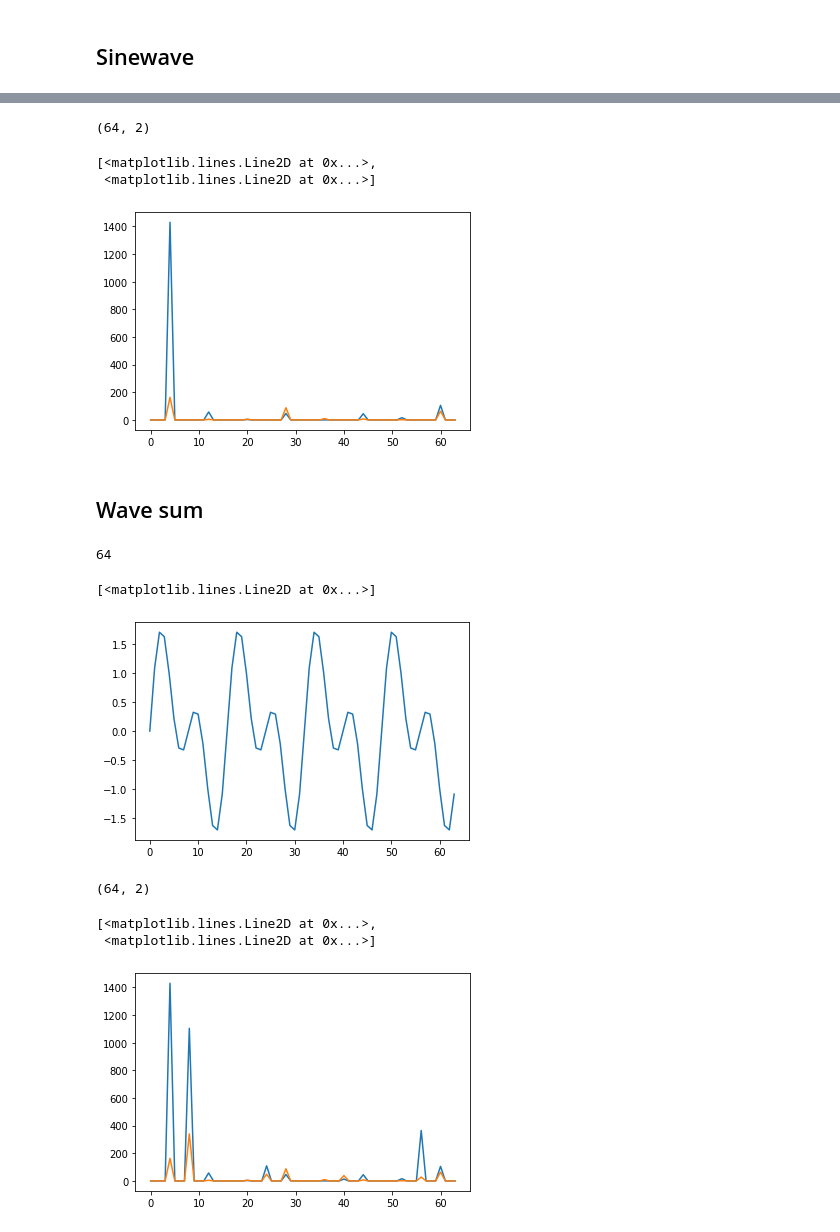
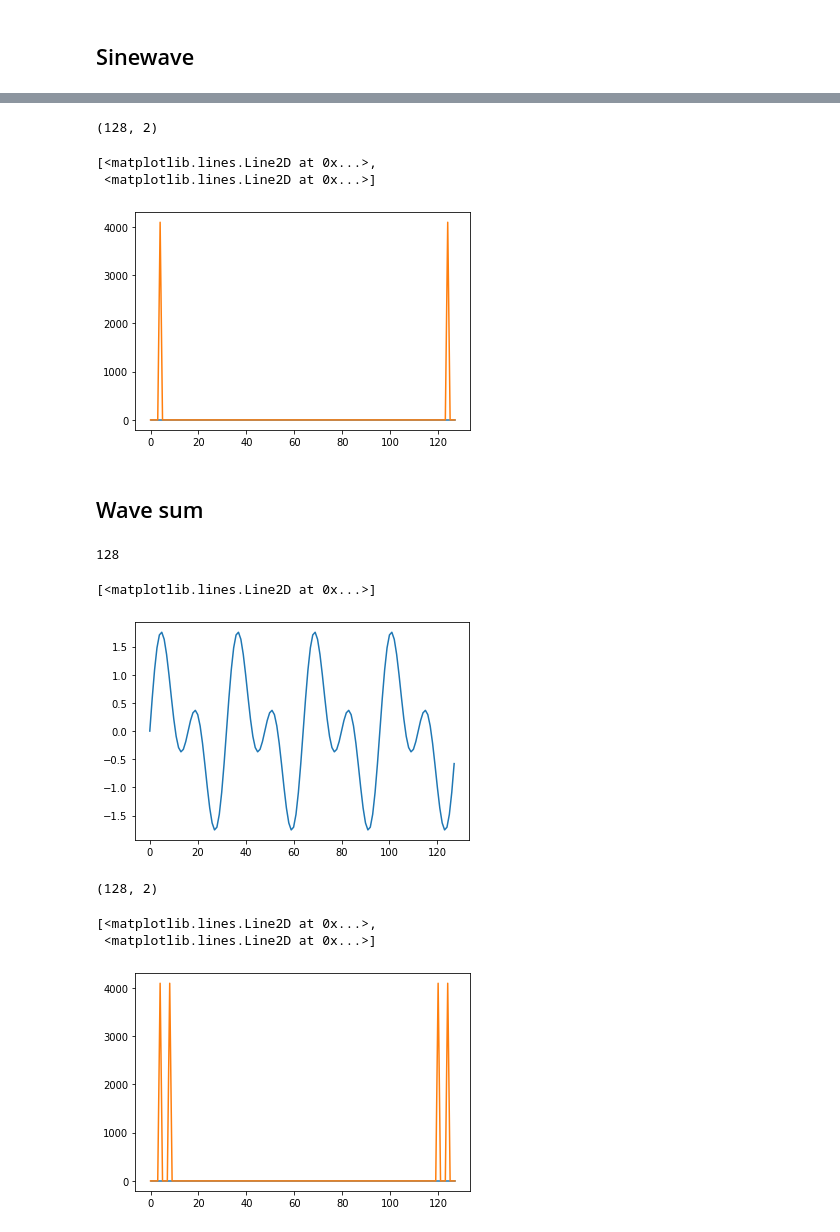
Before and after one commit to AvalosM/MFCC-DTW-SpeechRecognition, a Jupyter notebook: src/testing/test.ipynb, the cells around one changed output, grey strips where cells are left out. Cells and saved outputs as stored; diff of their text form; code cells hidden in the pictures.

```diff
--- a/src/testing/test.ipynb
+++ b/src/testing/test.ipynb
@@ -20,36 +20,36 @@ plt.plot(freq, data[0][:size])
 # %%
-data = pd.read_csv('../../results/fft_fftsinewave.csv', header=None).to_numpy()
+data = pd.read_csv('../../results/tests/fft_fftsinewave.csv', header=None).to_numpy()
 size = data.shape[0]
 print(data.shape)
 
 freq = range(0, size, 1)
 plt.plot(freq, np.abs(data[:size])**2)
 # %% [output]
-(64, 2)
+(128, 2)
 [<matplotlib.lines.Line2D at 0x...>,
  <matplotlib.lines.Line2D at 0x...>]
-[figure, old version]
+[figure, new version]
 # %% [markdown]
 ## Wave sum
 # %%
-data = pd.read_csv('../../results/fft_wavesum.csv', header=None)
+data = pd.read_csv('../../results/tests/fft_wavesum.csv', header=None)
 size = data.shape[0]
 print(size)
 freq = range(0, size, 1)
 plt.plot(freq, data[0][:size])
 # %% [output]
-64
+128
 [<matplotlib.lines.Line2D at 0x...>]
-[figure, old version]
+[figure, new version]
 # %%
-data = pd.read_csv('../../results/fft_fftwavesum.csv', header=None)
+data = pd.read_csv('../../results/tests/fft_fftwavesum.csv', header=None)
 size = data.shape[0]
 print(data.shape)
 
 freq = range(0, size, 1)
 plt.plot(freq, np.abs(data[:size])**2)
 # %% [output]
-(64, 2)
+(128, 2)
 [<matplotlib.lines.Line2D at 0x...>,
  <matplotlib.lines.Line2D at 0x...>]
-[figure, old version]
+[figure, new version]
```
Also changed, not shown: parts of 1 cell of this notebook, 1 other file.
